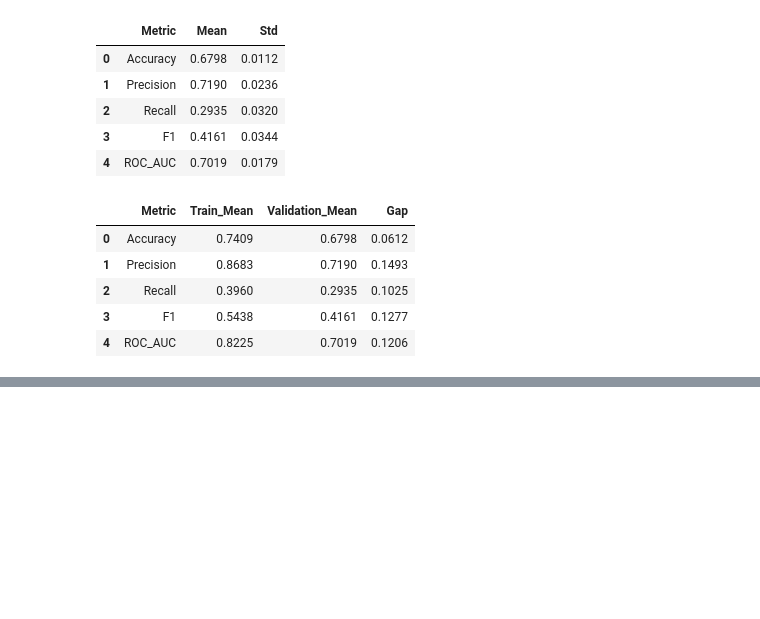
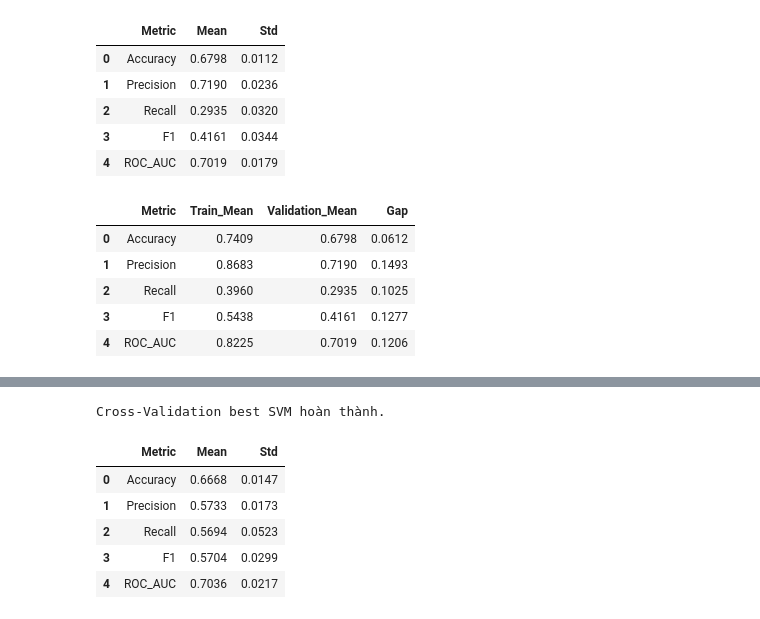
Before and after one commit to hoangthiyen01112005-ux/WaterQualityProject, a Jupyter notebook: ai-models/colab/03_train.ipynb, the cells around one changed output, grey strips where cells are left out. Drawn from its saved outputs; the diff is of its cells as text; code cells hidden in the pictures; blank space fills up the shorter version.

```diff
--- a/ai-models/colab/03_train.ipynb
+++ b/ai-models/colab/03_train.ipynb
@@ -990,0 +1281,46 @@ svm_train_validation.round(4)
+# %%
+best_svm_cv_results = cross_validate(
+    estimator=best_svm_pipeline,
+    X=X_train,
+    y=y_train,
+    cv=cv_strategy,
+    scoring=scoring_metrics,
+    return_train_score=True
+)
+
+print("Cross-Validation best SVM hoàn thành.")
+# %% [output]
+Cross-Validation best SVM hoàn thành.
+# %%
+best_svm_cv_summary = pd.DataFrame({
+    "Metric": [
+        "Accuracy",
+        "Precision",
+        "Recall",
+        "F1",
+        "ROC_AUC"
+    ],
+    "Mean": [
+        best_svm_cv_results["test_accuracy"].mean(),
+        best_svm_cv_results["test_precision"].mean(),
+        best_svm_cv_results["test_recall"].mean(),
+        best_svm_cv_results["test_f1"].mean(),
+        best_svm_cv_results["test_roc_auc"].mean()
+    ],
+    "Std": [
+        best_svm_cv_results["test_accuracy"].std(),
+        best_svm_cv_results["test_precision"].std(),
+        best_svm_cv_results["test_recall"].std(),
+        best_svm_cv_results["test_f1"].std(),
+        best_svm_cv_results["test_roc_auc"].std()
+    ]
+})
+
+best_svm_cv_summary.round(4)
+# %% [output]
+|  | Metric | Mean | Std |
+| 0 | Accuracy | 0.6668 | 0.0147 |
+| 1 | Precision | 0.5733 | 0.0173 |
+| 2 | Recall | 0.5694 | 0.0523 |
+| 3 | F1 | 0.5704 | 0.0299 |
+| 4 | ROC_AUC | 0.7036 | 0.0217 |
```
Also changed, not shown: parts of 12 cells of this notebook.
